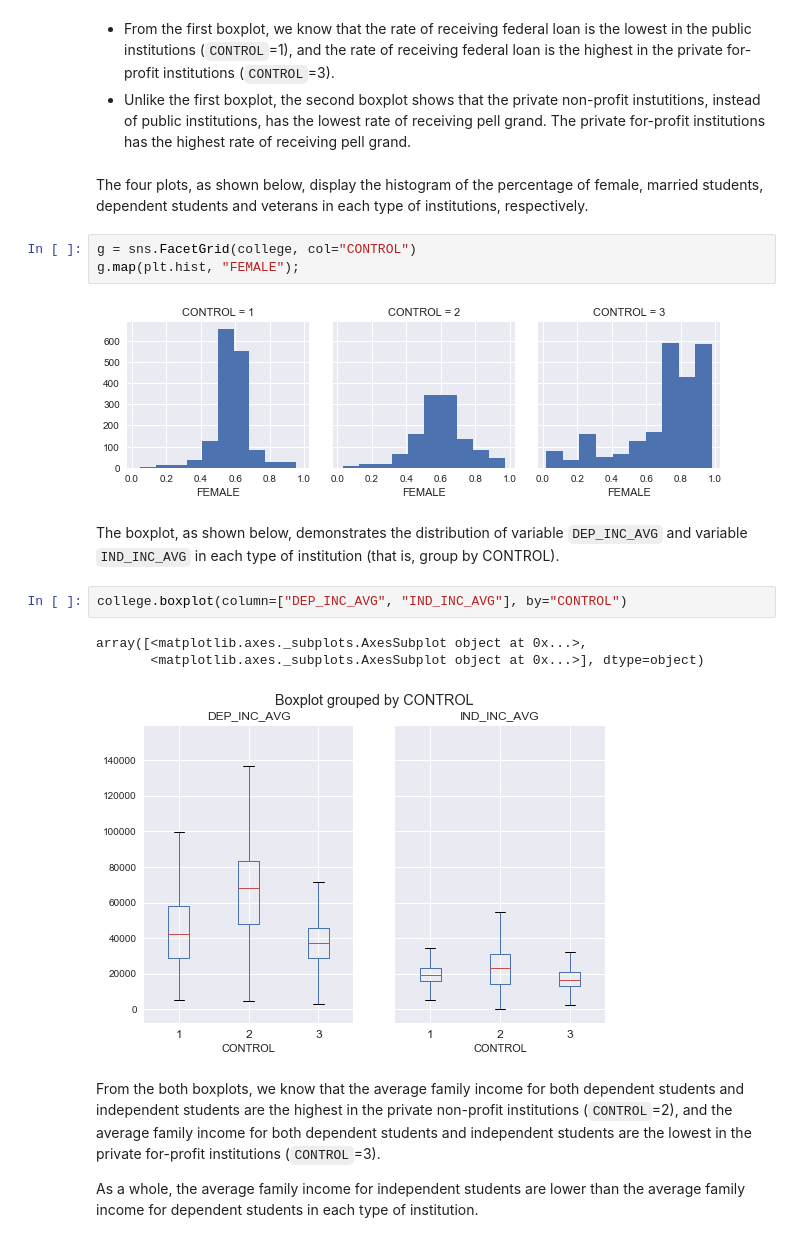
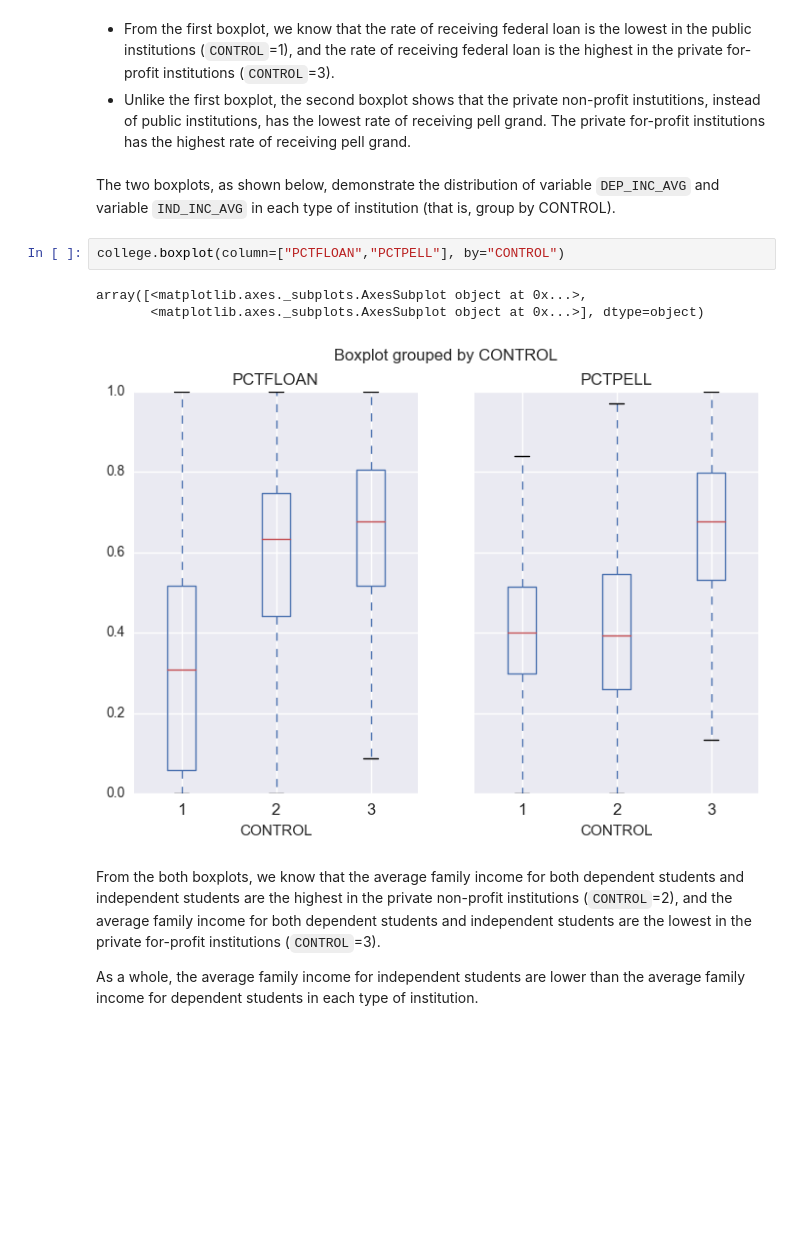
Before and after one commit to dorneliang/MA-755-Assignment-2, a Jupyter notebook: Assignment 2- Data Prepare.ipynb, the cells around one changed output. Drawn from its saved outputs; the diff is of its cells as text; blank space fills up the shorter version.

```diff
--- a/Assignment 2- Data Prepare.ipynb
+++ b/Assignment 2- Data Prepare.ipynb
@@ -260,22 +268,14 @@ array([<matplotlib.axes._subplots.AxesSubplot object at 0x...>,
 # %% [markdown]
 * From the first boxplot, we know that the rate of receiving federal loan is the lowest in the public institutions (`CONTROL`=1), and the rate of receiving federal loan is the highest in the private for-profit institutions (`CONTROL`=3).
 * Unlike the first boxplot, the second boxplot shows that the private non-profit instutitions, instead of public institutions, has the lowest rate of receiving pell grand. The private for-profit institutions has the highest rate of receiving pell grand.
-# %% [markdown]
-
-The four plots, as shown below, display the histogram of the percentage of female, married students, dependent students and veterans in each type of institutions, respectively.
-# %%
-g = sns.FacetGrid(college, col="CONTROL")
-g.map(plt.hist, "FEMALE");
-# %% [output]
-[figure, removed]
 # %% [markdown]
-The boxplot, as shown below, demonstrates the distribution of variable `DEP_INC_AVG` and variable `IND_INC_AVG` in each type of institution (that is, group by CONTROL).
+The two boxplots, as shown below, demonstrate the distribution of variable `DEP_INC_AVG` and variable `IND_INC_AVG` in each type of institution (that is, group by CONTROL).
 # %%
-college.boxplot(column=["DEP_INC_AVG", "IND_INC_AVG"], by="CONTROL")
+college.boxplot(column=["PCTFLOAN","PCTPELL"], by="CONTROL")
 # %% [output]
 array([<matplotlib.axes._subplots.AxesSubplot object at 0x...>,
        <matplotlib.axes._subplots.AxesSubplot object at 0x...>], dtype=object)
-[figure, old version]
+[figure, new version]
 # %% [markdown]
 From the both boxplots, we know that the average family income for both dependent students and independent students are the highest in the private non-profit institutions (`CONTROL`=2), and the average family income for both dependent students and independent students are the lowest in the private for-profit institutions (`CONTROL`=3).
 
```
Also changed, not shown: parts of 19 cells of this notebook.
